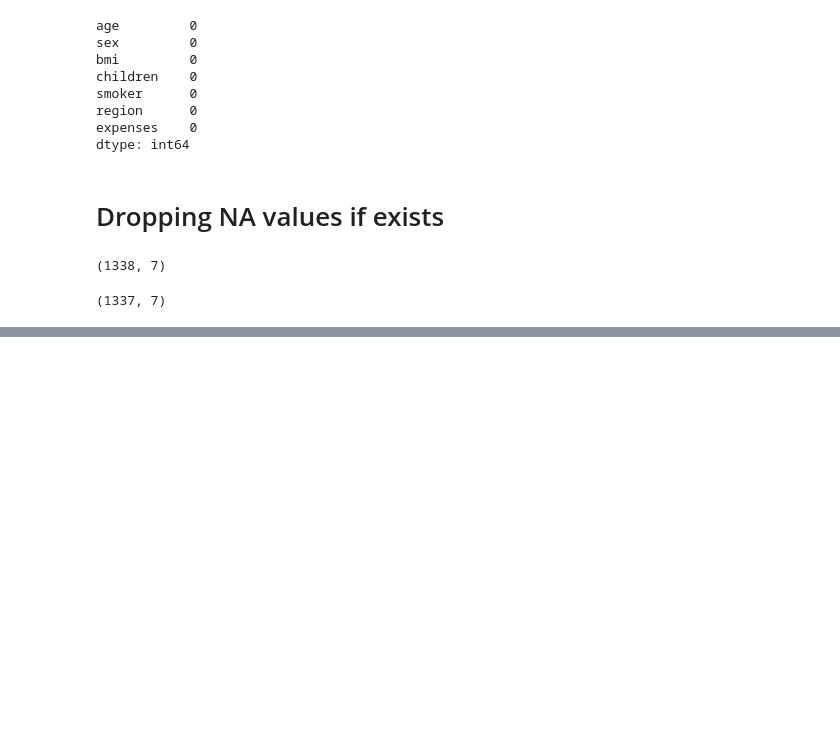
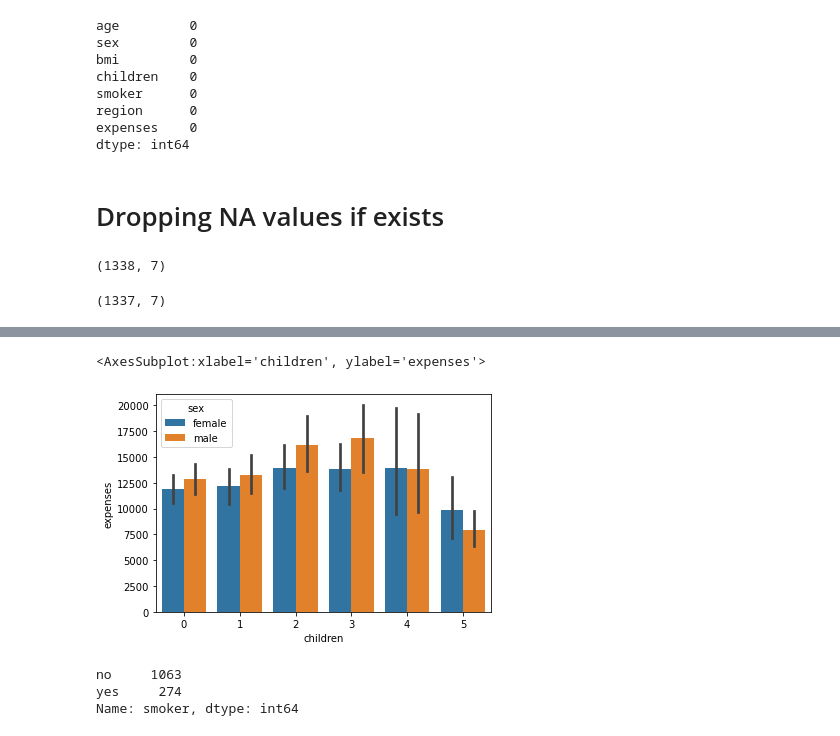
Before and after one commit to Meghana0804/Insurance-Premium, a Jupyter notebook: Insurance Premium NB.ipynb, the cells around one changed output, grey strips where cells are left out. Drawn from its saved outputs; the diff is of its cells as text; code cells hidden in the pictures; blank space fills up the shorter version.

```diff
--- a/Insurance Premium NB.ipynb
+++ b/Insurance Premium NB.ipynb
@@ -103,0 +137,12 @@ data.shape
+# %%
+sns.barplot(x = "children", y = "expenses",hue='sex', data = data)
+# %% [output]
+<AxesSubplot:xlabel='children', ylabel='expenses'>
+[figure, added]
+# %%
+
+data['smoker'].value_counts()
+# %% [output]
+no     1063
+yes     274
+Name: smoker, dtype: int64
```
Also changed, not shown: parts of 13 cells of this notebook.
